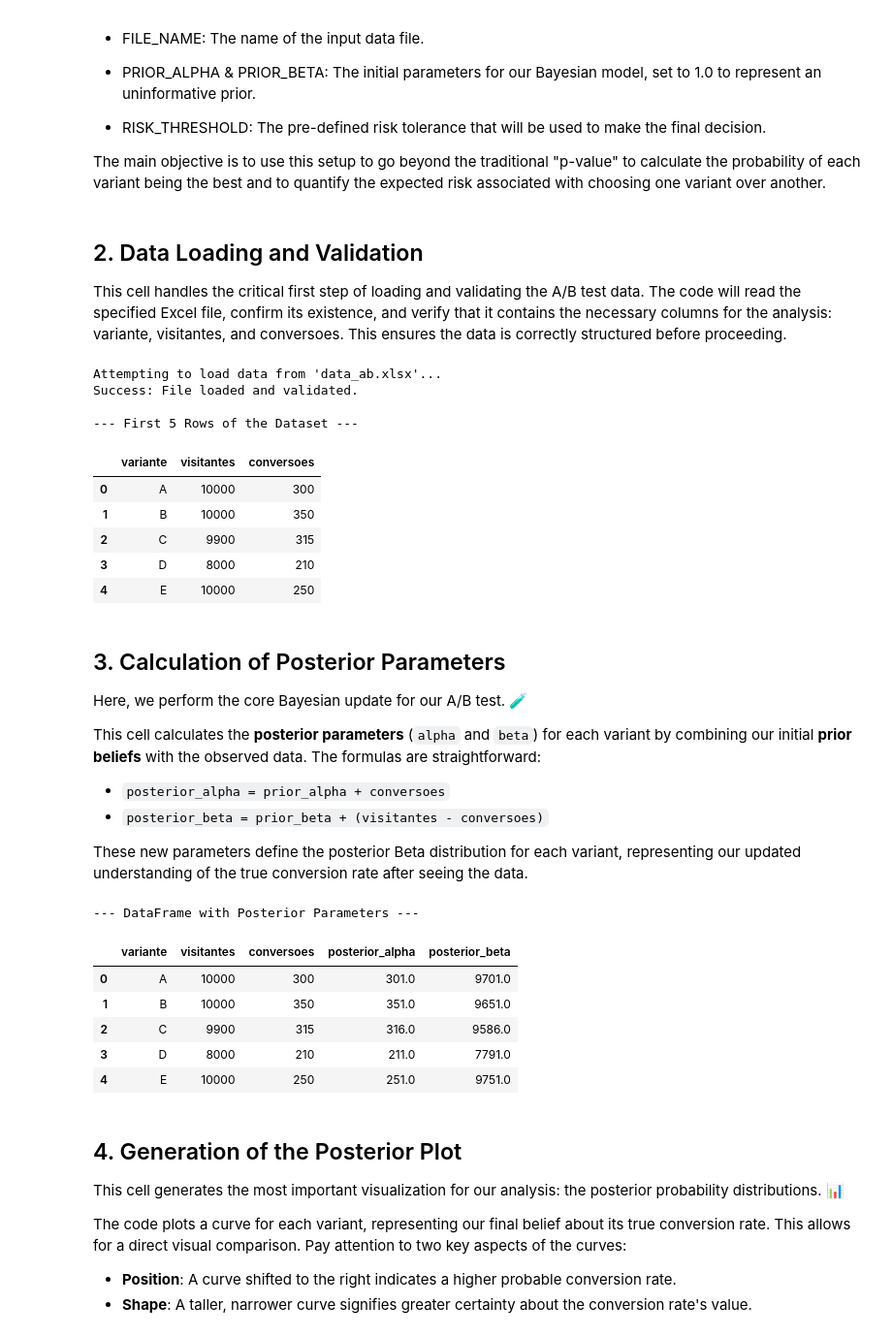
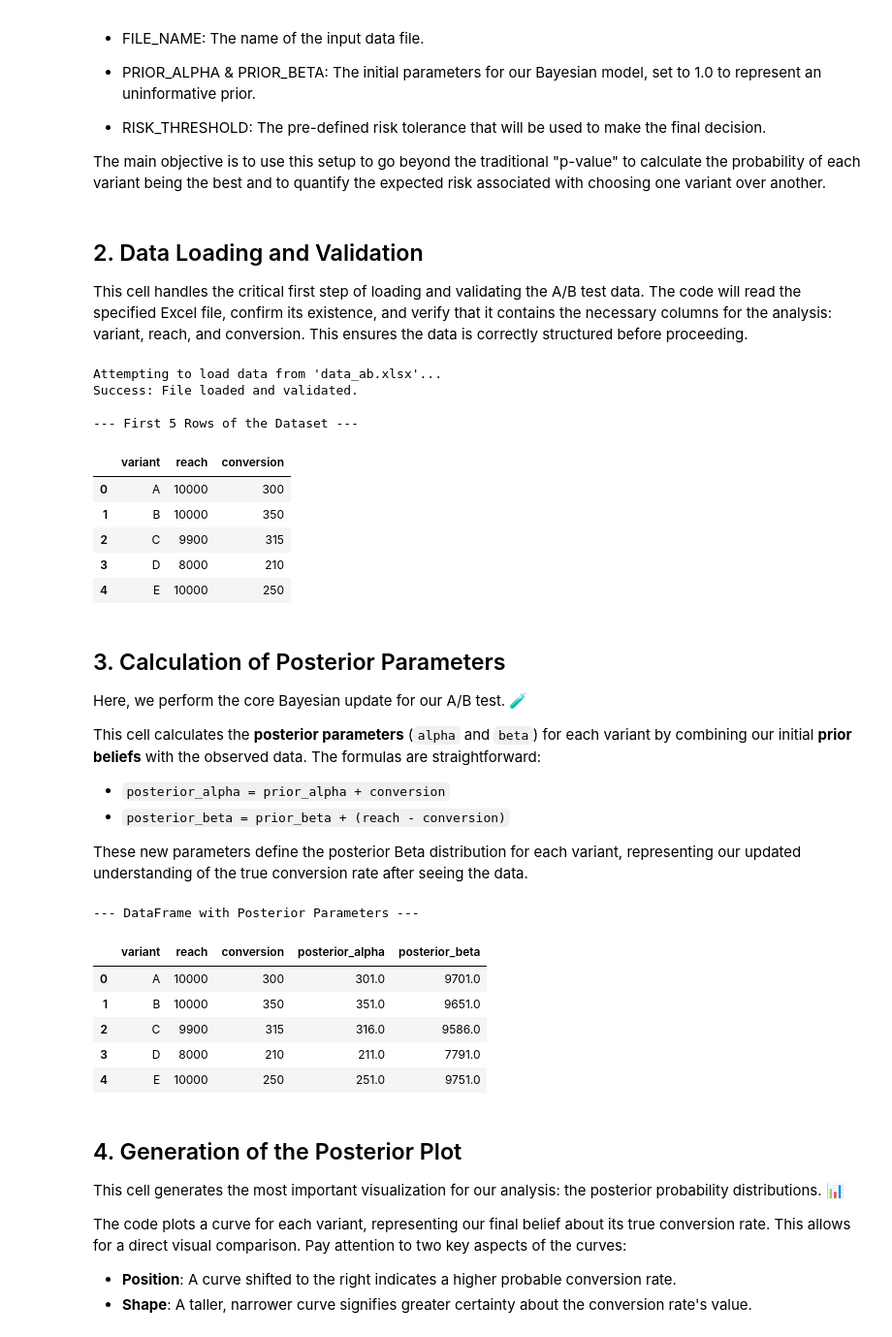
Before and after one commit to dsandux/Bayesian-AB-Test-Toolkit, a Jupyter notebook: Bayesian A-B Testing/Bayesian A-B Test.ipynb, the cells around one changed output. Shown: that part at 97% size. Drawn from its saved outputs; the diff is of its cells as text; code cells hidden in the pictures.

Commit message:
v 0.6.0 Changed the variants' names.

```diff
--- a/Bayesian A-B Testing/B Test.ipynb
+++ b/Bayesian A-B Testing/Bayesian A-B Test.ipynb
@@ -56,7 +56,7 @@ PRIOR_BETA = 1.0
 RISK_THRESHOLD = 0.01
 # %% [markdown]
 ## 2. Data Loading and Validation
-This cell handles the critical first step of loading and validating the A/B test data. The code will read the specified Excel file, confirm its existence, and verify that it contains the necessary columns for the analysis: variante, visitantes, and conversoes. This ensures the data is correctly structured before proceeding.
+This cell handles the critical first step of loading and validating the A/B test data. The code will read the specified Excel file, confirm its existence, and verify that it contains the necessary columns for the analysis: variant, reach, and conversion. This ensures the data is correctly structured before proceeding.
 # %%
 # Data Loading and Validation
 import os # The 'os' library is used here to check for file existence
@@ -64,7 +64,7 @@ import os # The 'os' library is used here to check for file existence
 # --- Define Expected Data Structure ---
 # These are the column names the script expects to find in the Excel file.
 # The analysis logic depends on these specific columns being present.
-REQUIRED_COLUMNS = ['variante', 'visitantes', 'conversoes']
+REQUIRED_COLUMNS = ['variant', 'reach', 'conversion']
 
 print(f"Attempting to load data from '{FILE_NAME}'...")
 
@@ -82,34 +82,34 @@ else:
     try:
         # Load the Excel file into a pandas DataFrame.
         df = pd.read_excel(FILE_NAME)
 
         # Check if all the required columns are in the DataFrame.
         if all(col in df.columns for col in REQUIRED_COLUMNS):
             # If validation is successful, print a confirmation and the data's head.
             print("Success: File loaded and validated.")
             print("\n--- First 5 Rows of the Dataset ---")
             # Display the first 5 rows for a quick visual inspection.
             # Using display() is ideal for Jupyter notebooks for better formatting.
             display(df.head())
         else:
             # If columns are missing, identify them and report the error.
             missing_cols = [col for col in REQUIRED_COLUMNS if col not in df.columns]
             print(f"---")
             print(f"Error: Missing Columns.")
             print(f"The file '{FILE_NAME}' was loaded, but is missing required columns.")
             print(f"Missing column(s): {missing_cols}")
             print(f"Please ensure the file contains all of the following columns: {REQUIRED_COLUMNS}")
 
     except Exception as e:
         # Catch any other potential errors during the file reading process.
         print(f"---")
         print(f"An unexpected error occurred while reading the file: {e}")
 # %% [output]
 Attempting to load data from 'data_ab.xlsx'...
 Success: File loaded and validated.
 
 --- First 5 Rows of the Dataset ---
-|  | variante | visitantes | conversoes |
+|  | variant | reach | conversion |
 | 0 | A | 10000 | 300 |
 | 1 | B | 10000 | 350 |
 | 2 | C | 9900 | 315 |
@@ -121,13 +121,11 @@ Here, we perform the core Bayesian update for our A/B test. 🧪
 
 This cell calculates the **posterior parameters** (`alpha` and `beta`) for each variant by combining our initial **prior beliefs** with the observed data. The formulas are straightforward:
 
--   `posterior_alpha = prior_alpha + conversoes`
--   `posterior_beta = prior_beta + (visitantes - conversoes)`
+-   `posterior_alpha = prior_alpha + conversion`
+-   `posterior_beta = prior_beta + (reach - conversion)`
 
 These new parameters define the posterior Beta distribution for each variant, representing our updated understanding of the true conversion rate after seeing the data.
 # %%
-# Calculation of Posterior Parameters
-
 # This cell applies the core Bayesian update rule for the Beta-Binomial model.
 # The 'posterior' distribution represents our updated belief about the conversion
 # rate after incorporating the evidence from the collected data.
@@ -139,10 +137,10 @@ These new parameters define the posterior Beta distribution for each variant, re
 # Check if the dataframe 'df' exists to prevent errors if previous cells failed.
 if 'df' in locals():
     # Calculate the posterior alpha parameter for each variant.
-    df['posterior_alpha'] = PRIOR_ALPHA + df['conversoes']
+    df['posterior_alpha'] = PRIOR_ALPHA + df['conversion']
 
     # Calculate the posterior beta parameter for each variant.
-    df['posterior_beta'] = PRIOR_BETA + (df['visitantes'] - df['conversoes'])
+    df['posterior_beta'] = PRIOR_BETA + (df['reach'] - df['conversion'])
 
 
     # --- Display the Updated DataFrame ---
@@ -158,7 +156,7 @@ else:
     print("Please ensure the data loading and validation cell (Cell 5) was executed successfully.")
 # %% [output]
 --- DataFrame with Posterior Parameters ---
-|  | variante | visitantes | conversoes | posterior_alpha | posterior_beta |
+|  | variant | reach | conversion | posterior_alpha | posterior_beta |
 | 0 | A | 10000 | 300 | 301.0 | 9701.0 |
 | 1 | B | 10000 | 350 | 351.0 | 9651.0 |
 | 2 | C | 9900 | 315 | 316.0 | 9586.0 |
```
Also changed, not shown: parts of 5 cells of this notebook, 1 other file.
